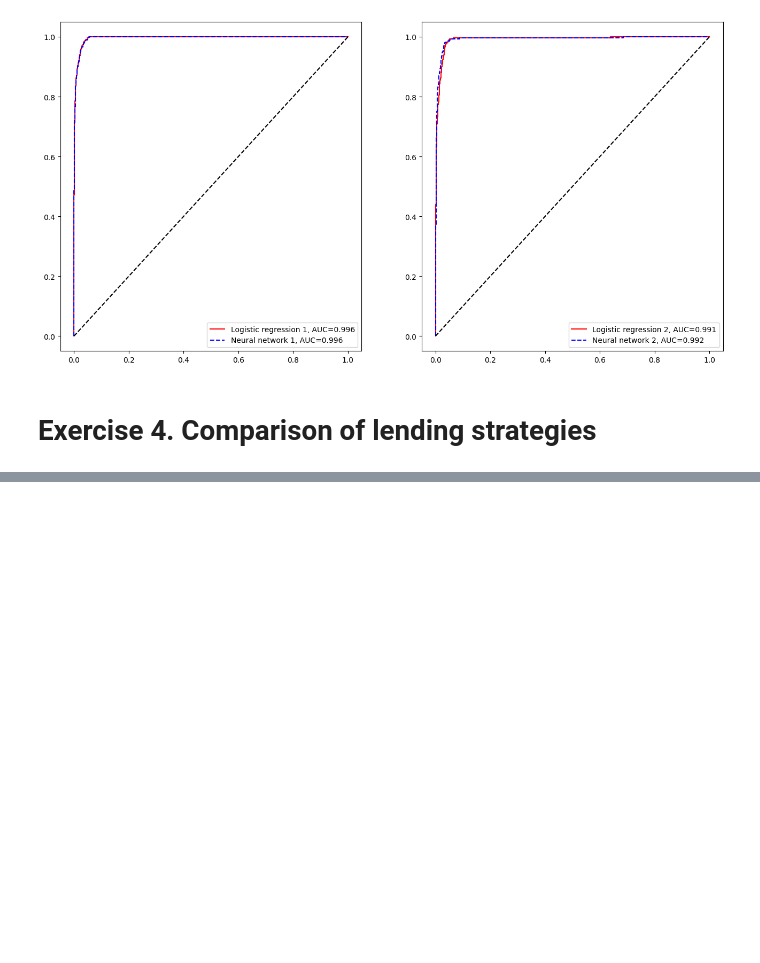
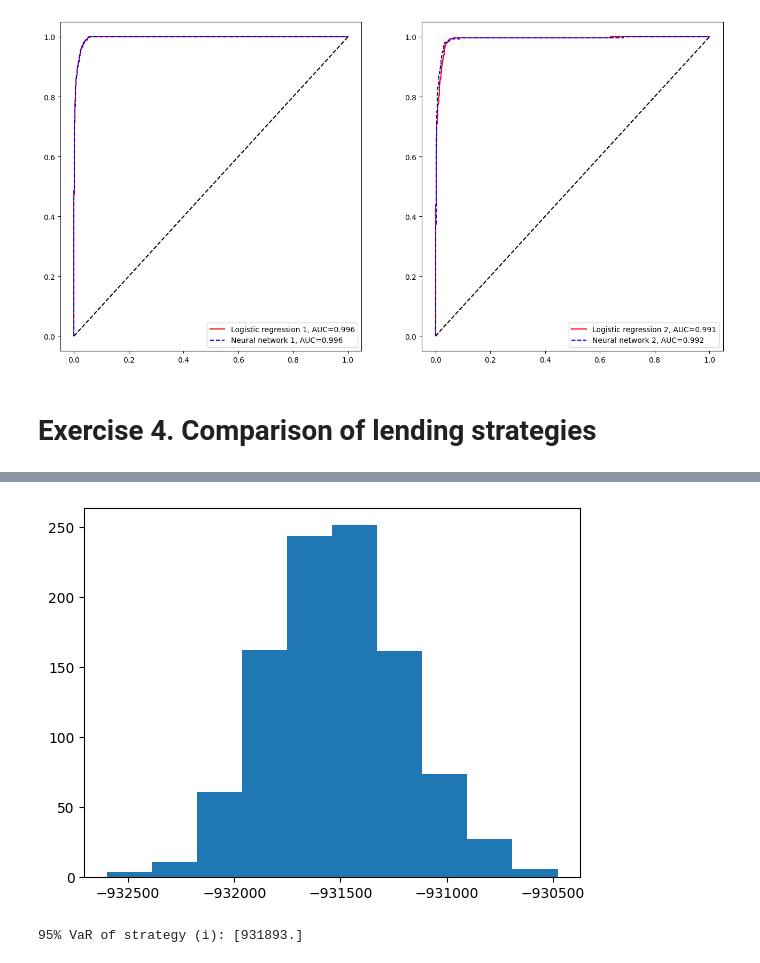
Before and after one commit to tskorkowski/CAS-ML, a Jupyter notebook: sessions/project1/Project 1 - Template.ipynb, the cells around one changed output, grey strips where cells are left out. Drawn from its saved outputs; the diff is of its cells as text; code cells hidden in the pictures; blank space fills up the shorter version.

```diff
--- a/sessions/project1/Project 1 - Template.ipynb
+++ b/sessions/project1/Project 1 - Template.ipynb
@@ -379 +411,23 @@ def var(x, alpha):
+# %%
+# Implement strategy (ii), plot the P&L histogram and compute VaR(95%) of the losses
+ir = 1/100
+loan = 100
+application_treshold = 5/100
+
+lr_model = lr_models[1].model
+LR2_prob = lr_model.predict_proba(X_test)[:,1]
+
+select_applicants = LR2_prob <= application_treshold
+
+investment = 100 * sum(select_applicants)
+return_t1 = pd.DataFrame([100 * (1+ir)] * sum(select_applicants)
+                         @ df_scenarios[select_applicants])
+P_L_2 = return_t1 - investment
+
+plt.hist(P_L_2)
+plt.show()
+print(f'95% VaR of strategy (i): {var(-P_L_2, alpha)}')
+# %% [output]
+[figure, added]
+95% VaR of strategy (i): [931893.]
 # %%
```
Also changed, not shown: parts of 4 cells of this notebook.
